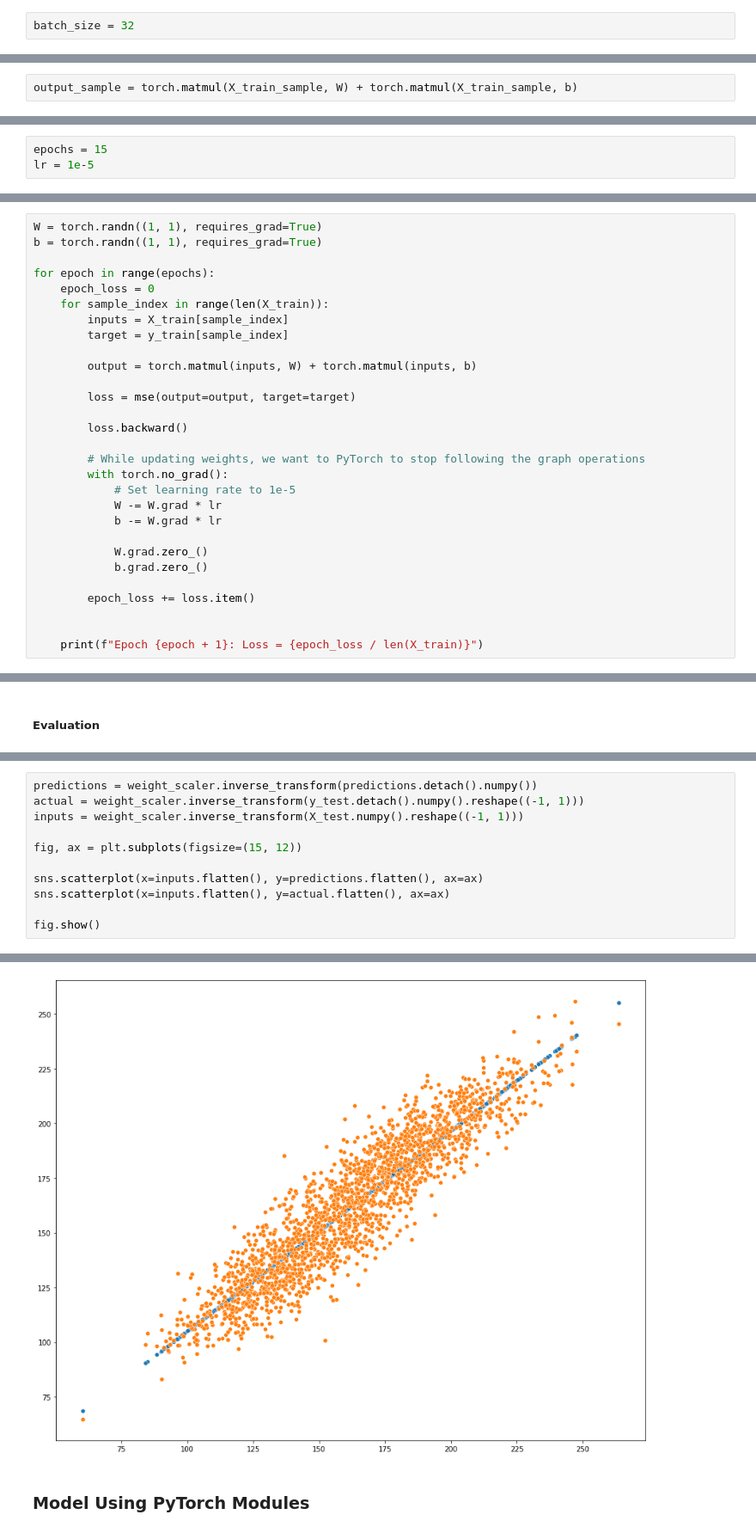
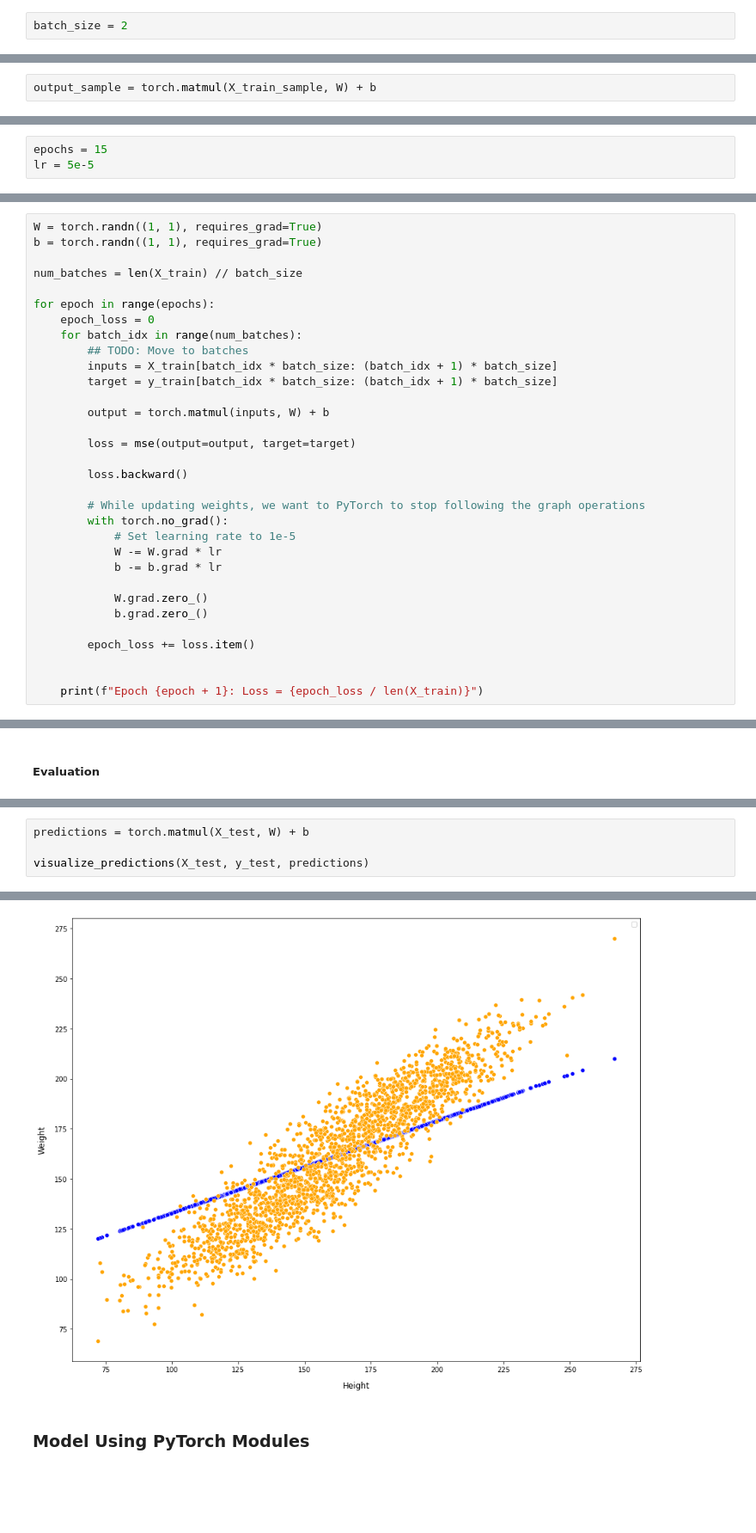
Before and after one commit to HishamKhalil1990/nlp-course-notebooks, a Jupyter notebook: PyTorch-Basics-2.ipynb, the cells around one changed output, grey strips where cells are left out. Shown at 86% size. Cells and saved outputs as stored; diff of their text form; blank space fills up the shorter version.

```diff
--- a/PyTorch-Basics-2.ipynb
+++ b/PyTorch-Basics-2.ipynb
@@ -148,7 +156,7 @@ Where:
 - W is the weight matrix: (1, 1)
 - b is the bias: (1, 1)
 # %%
-batch_size = 32
+batch_size = 2
 # %% [markdown]
 #### Sample Forward Propagation
 # %% [markdown]
@@ -167,5 +175,5 @@ X_train_sample.shape, y_train_sample.shape
 # %%
-output_sample = torch.matmul(X_train_sample, W) + torch.matmul(X_train_sample, b)
+output_sample = torch.matmul(X_train_sample, W) + b
 # %%
 output_sample.shape
 # %% [output]
@@ -215,20 +227,23 @@ W.grad.zero_(), b.grad.zero_()
 ##### Hyperparams
 # %%
 epochs = 15
-lr = 1e-5
+lr = 5e-5
 # %% [markdown]
 ##### Training
 # %%
 W = torch.randn((1, 1), requires_grad=True)
 b = torch.randn((1, 1), requires_grad=True)
 
+num_batches = len(X_train) // batch_size
+
 for epoch in range(epochs):
     epoch_loss = 0
-    for sample_index in range(len(X_train)):
-        inputs = X_train[sample_index]
-        target = y_train[sample_index]
+    for batch_idx in range(num_batches):
+        ## TODO: Move to batches
+        inputs = X_train[batch_idx * batch_size: (batch_idx + 1) * batch_size]
+        target = y_train[batch_idx * batch_size: (batch_idx + 1) * batch_size]
 
-        output = torch.matmul(inputs, W) + torch.matmul(inputs, b)
+        output = torch.matmul(inputs, W) + b
 
         loss = mse(output=output, target=target)
 
@@ -238,7 +253,7 @@ for epoch in range(epochs):
         with torch.no_grad():
             # Set learning rate to 1e-5
             W -= W.grad * lr
-            b -= W.grad * lr
+            b -= b.grad * lr
 
             W.grad.zero_()
             b.grad.zero_()
@@ -270,12 +283,5 @@ predictions = torch.matmul(X_test, W) + torch.matmul(X_test, b)
 # %%
-predictions = weight_scaler.inverse_transform(predictions.detach().numpy())
-actual = weight_scaler.inverse_transform(y_test.detach().numpy().reshape((-1, 1)))
-inputs = weight_scaler.inverse_transform(X_test.numpy().reshape((-1, 1)))
+predictions = torch.matmul(X_test, W) + b
 
-fig, ax = plt.subplots(figsize=(15, 12))
-
-sns.scatterplot(x=inputs.flatten(), y=predictions.flatten(), ax=ax)
-sns.scatterplot(x=inputs.flatten(), y=actual.flatten(), ax=ax)
-
-fig.show()
+visualize_predictions(X_test, y_test, predictions)
 # %% [output]
@@ -282,4 +289,4 @@ fig.show()
-[figure, old version]
+[figure, new version]
 # %% [markdown]
 ### Model Using PyTorch Modules
 # %% [markdown]
```
Also changed, not shown: parts of 16 cells of this notebook.
